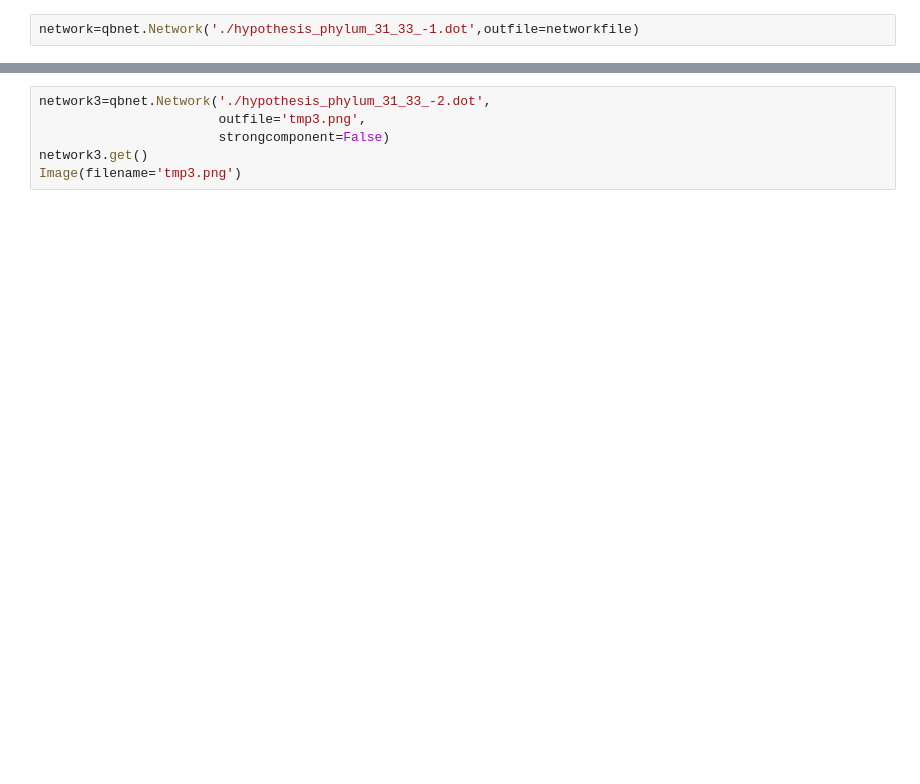
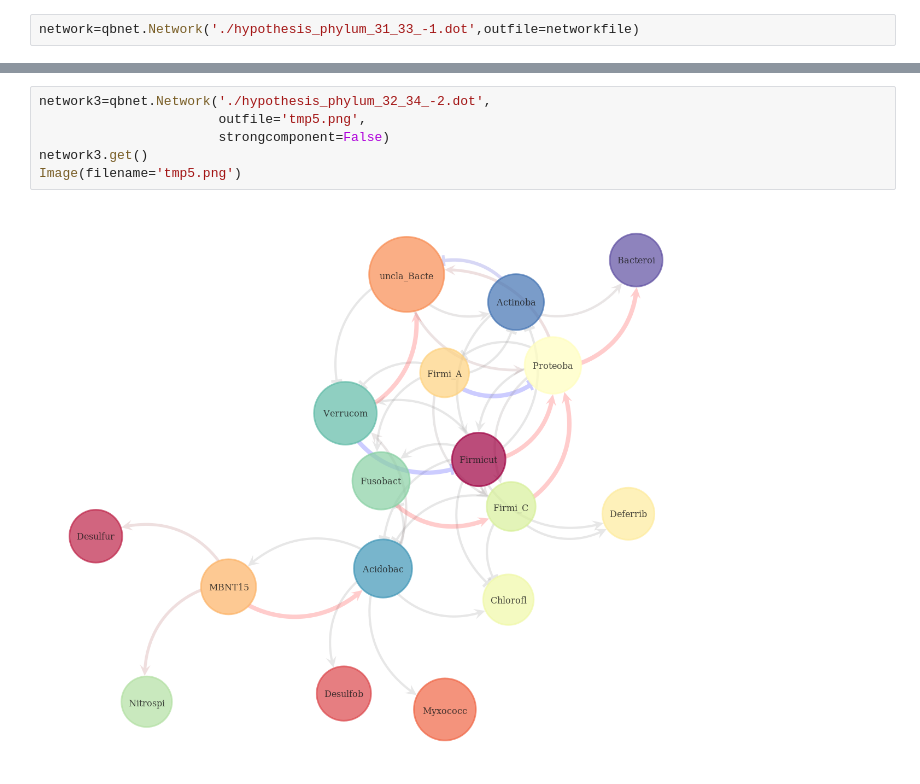
Before and after one commit to zeroknowledgediscovery/qbiome, a Jupyter notebook: examples/network_viz.ipynb, the cells around one changed output, grey strips where cells are left out. Cells and saved outputs as stored; diff of their text form; blank space fills up the shorter version.

```diff
--- a/examples/network_viz.ipynb
+++ b/examples/network_viz.ipynb
@@ -39,6 +20,8 @@ Image(filename='tmp2.png')
 # %%
-network3=qbnet.Network('./hypothesis_phylum_31_33_-2.dot',
-                       outfile='tmp3.png',
+network3=qbnet.Network('./hypothesis_phylum_32_34_-2.dot',
+                       outfile='tmp5.png',
                        strongcomponent=False)
 network3.get()
-Image(filename='tmp3.png')
+Image(filename='tmp5.png')
+# %% [output]
+[figure, added]
```
Also changed, not shown: parts of 4 cells of this notebook, 1 other file.
